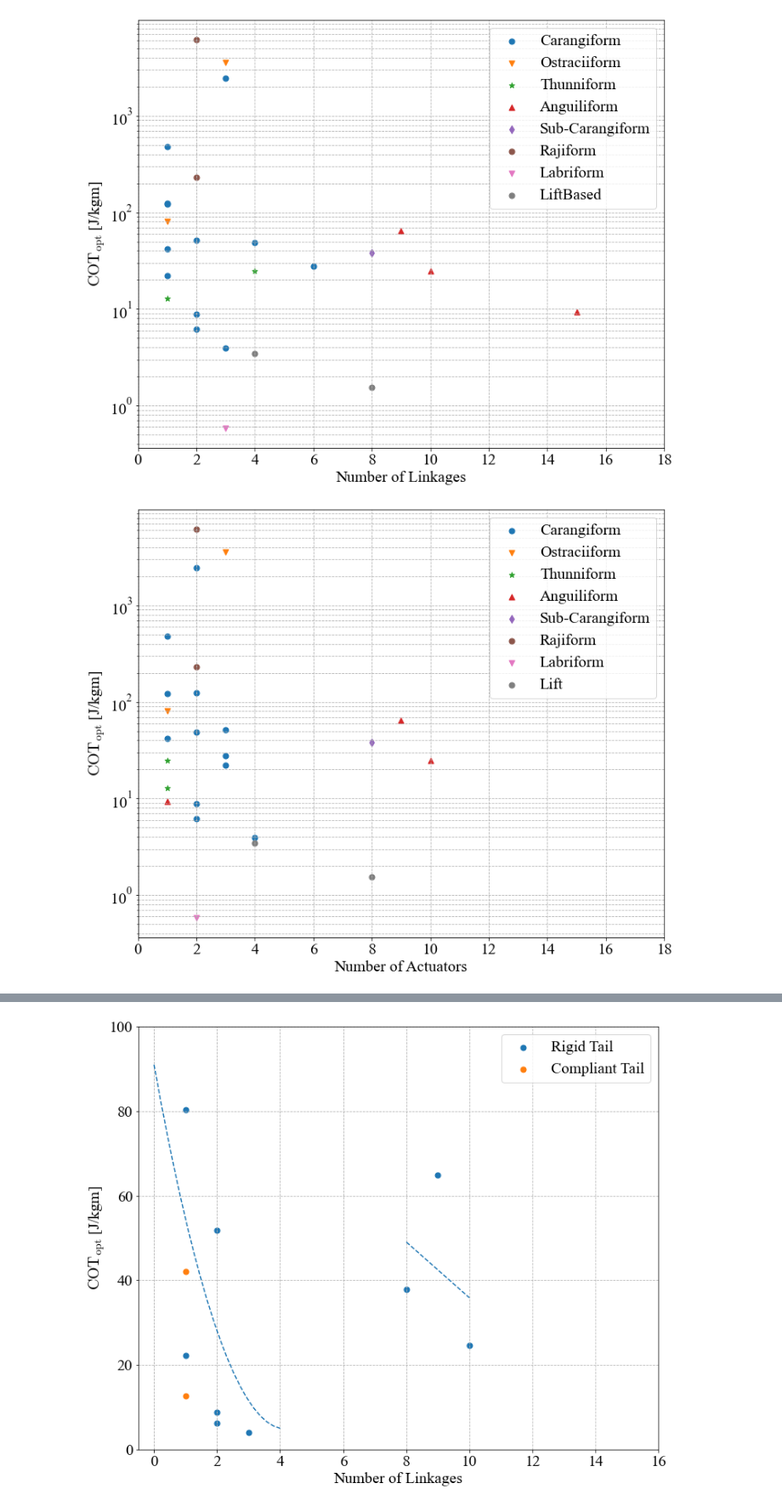
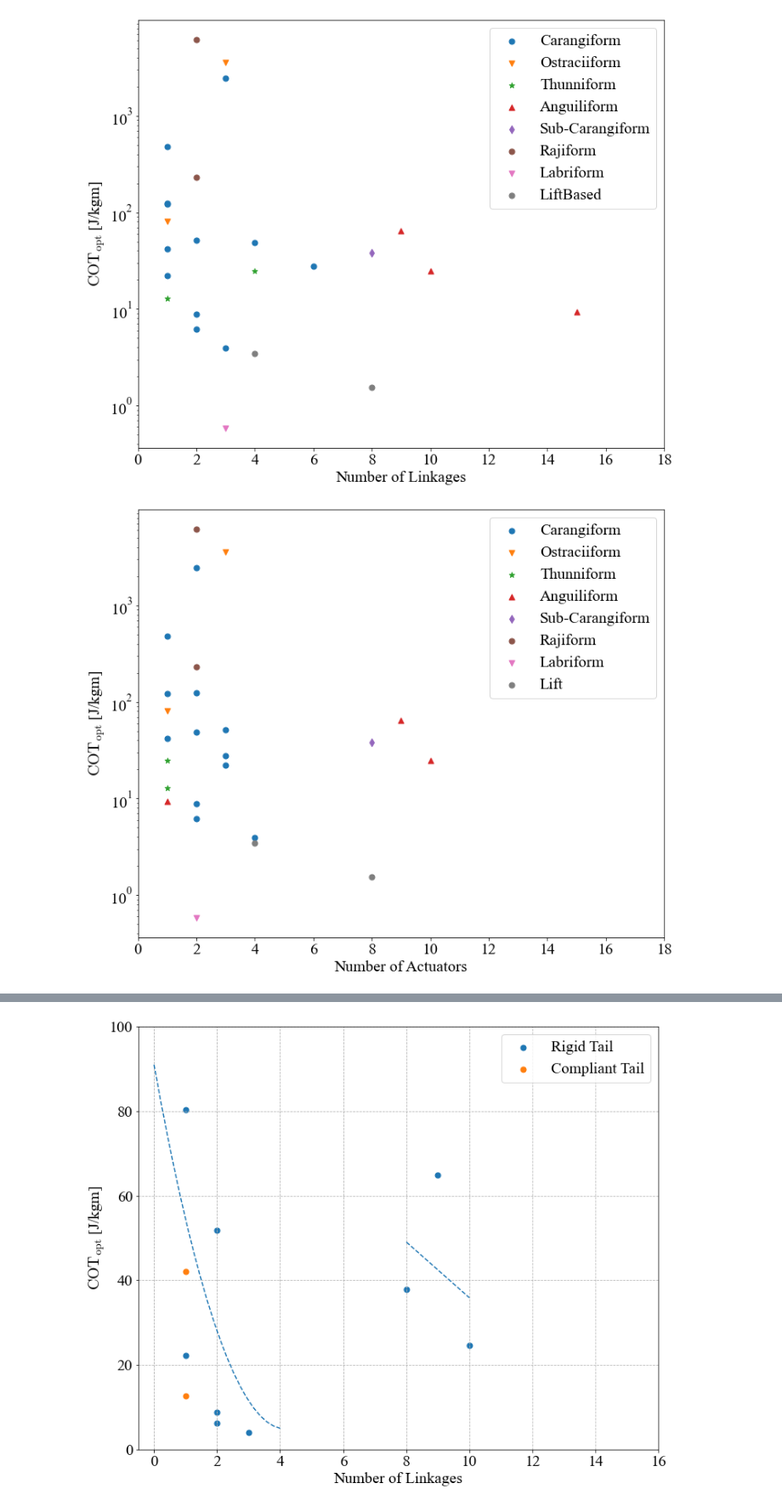
Before and after one commit to michaelcoe/Cost-of-Transport-Estimation, a Jupyter notebook: linkage_study/linkage_plots.ipynb, the cells around one changed output, grey strips where cells are left out. Shown: that part at 85% size. Cells and saved outputs as stored; diff of their text form; code cells hidden in the pictures.

```diff
--- a/linkage_study/linkage_plots.ipynb
+++ b/linkage_study/linkage_plots.ipynb
@@ -59,37 +59,37 @@ markers = ['o', 'v', '*', '^', 'd']
 # plot COT and Number of actuators
 fig1, ax1 = plt.subplots(figsize=(12,10), facecolor='w')
 fig2, ax2 = plt.subplots(figsize=(12,10), facecolor='w')
 
 for i, mode in enumerate(bcf_modes):
     ax1.scatter(bcf_dfs[i]['No Linkages'], bcf_dfs[i]['COTopt [J/kgm]'], marker=markers[i], s=marker_size, label=mode)
     ax2.scatter(bcf_dfs[i]['No Actuators'], bcf_dfs[i]['COTopt [J/kgm]'], marker=markers[i], s=marker_size, label=mode)
 
 for i, mode in enumerate(mpf_modes):
     ax1.scatter(mpf_dfs[i]['No Linkages'], mpf_dfs[i]['COTopt [J/kgm]'], marker=markers[i], s=marker_size, label=mode)
     ax2.scatter(mpf_dfs[i]['No Actuators'], mpf_dfs[i]['COTopt [J/kgm]'], marker=markers[i], s=marker_size, label=mode)
 
 for i, mode in enumerate(lift_modes):
     ax1.scatter(lift_dfs[i]['No Linkages'], lift_dfs[i]['COTopt [J/kgm]'], marker=markers[i], s=marker_size, label=mode)
     ax2.scatter(lift_dfs[i]['No Actuators'], lift_dfs[i]['COTopt [J/kgm]'], marker=markers[i], s=marker_size, label='Lift')
 
 ax1.set_xlabel('Number of Linkages')
 ax1.set_ylabel('$\mathrm{COT_{opt}}$ [J/kgm]')
 ax1.set_xticks(np.arange(0, 20, 2))
 ax1.set_yscale('log')
-ax1.grid(which='both', linestyle='--')
+#ax1.grid(which='both', linestyle='--')
 ax1.legend()
 
 ax2.set_xlabel('Number of Actuators')
 ax2.set_ylabel('$\mathrm{COT_{opt}}$ [J/kgm]')
 ax2.set_xticks(np.arange(0, 20, 2))
 ax2.set_yscale('log')
-ax2.grid(which='both', linestyle='--')
+#ax2.grid(which='both', linestyle='--')
 ax2.legend()
 fig1.savefig('uuv_cot_linkages.pdf', facecolor='w', dpi=300, bbox_inches='tight')
 fig2.savefig('uuv_cot_actuators.pdf', facecolor='w', dpi=300, bbox_inches='tight')
 # %% [output]
-[figure, old version]
+[figure, new version]
-[figure, old version]
+[figure, new version]
 # %%
 data_path = Path(dataBase_path, linkage_file)
 xlsx = pd.ExcelFile(data_path)
```
Also changed, not shown: parts of 1 cell of this notebook, 13 other files.
